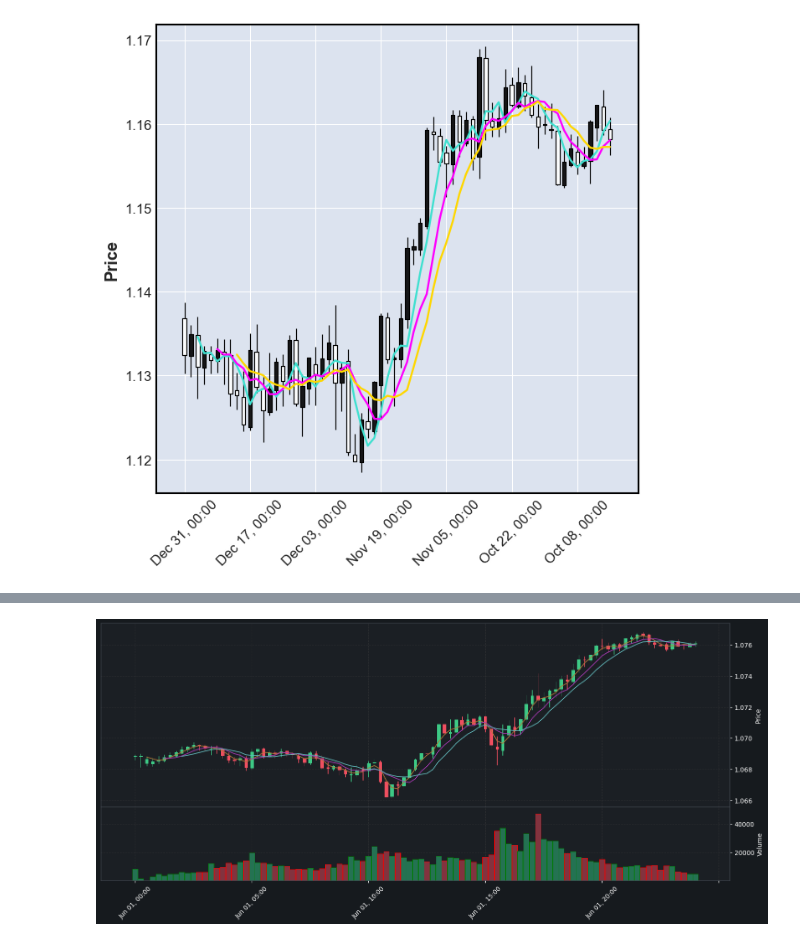
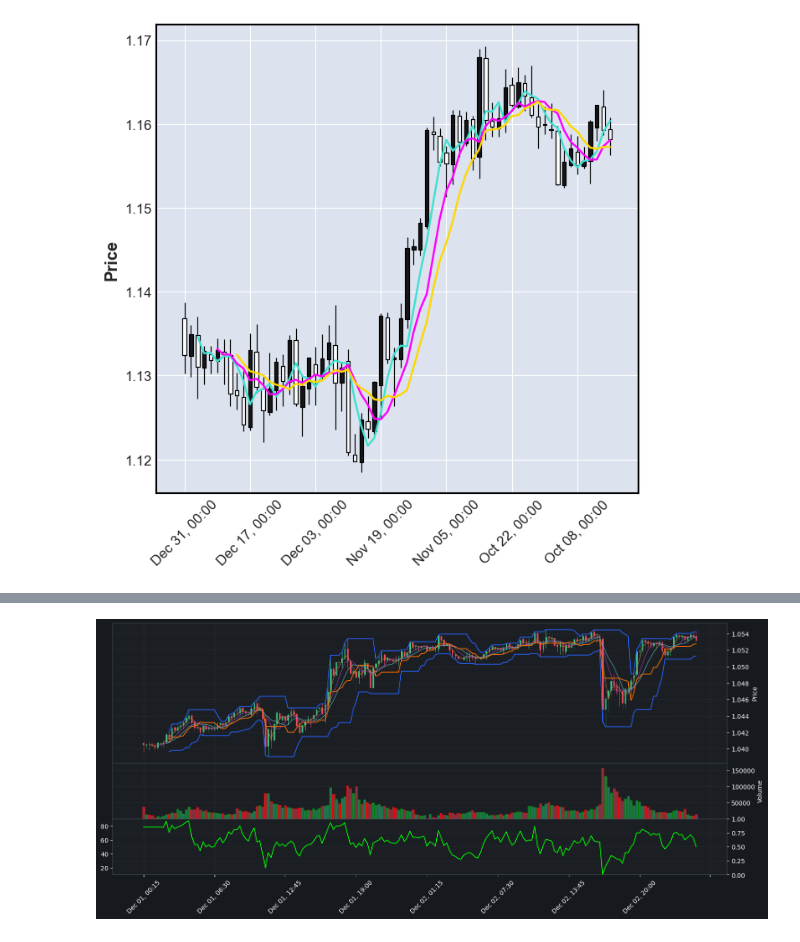
Before and after one commit to maratgaliulin/fin_math_project, a Jupyter notebook: practical_implementation/model/01.start.ipynb, the cells around one changed output, grey strips where cells are left out. Cells and saved outputs as stored; diff of their text form; code cells hidden in the pictures.

```diff
--- a/practical_implementation/model/01.start.ipynb
+++ b/practical_implementation/model/01.start.ipynb
@@ -10,4 +10,4 @@ df_cont.draw_graph(start_date='2021-10-01', end_date='2022-01-01')  # Отрис
 # %% [output]
 [figure]
 # %%
-df_cont_15_min = dfContainerIntraDay('data/EURUSD_01-12-2022_09-12-2023.csv')  # Создание объекта dfContainerIntraDay
+df_cont_15_min = dfContainerIntraDay('data/EURUSD_01-12-2022_09-12-2023.csv', period=10)  # Создание объекта dfContainerIntraDay
@@ -34,4 +14,4 @@ df_cont_15_min.show_head(250)
 # %%
-df_cont_15_min.draw_graph(start_date='2023-06-01', vol=True, type_graph=1, fig_sz=(19, 8)) # Отрисовка графика с помощью метода draw_graph()
+df_cont_15_min.draw_graph(start_date='2022-12-01', vol=True, type_graph=3, fig_sz=(19, 8)) # Отрисовка графика с помощью метода draw_graph()
 # %% [output]
-[figure, old version]
+[figure, new version]
```
Also changed, not shown: parts of 1 cell of this notebook, 4 other files.
